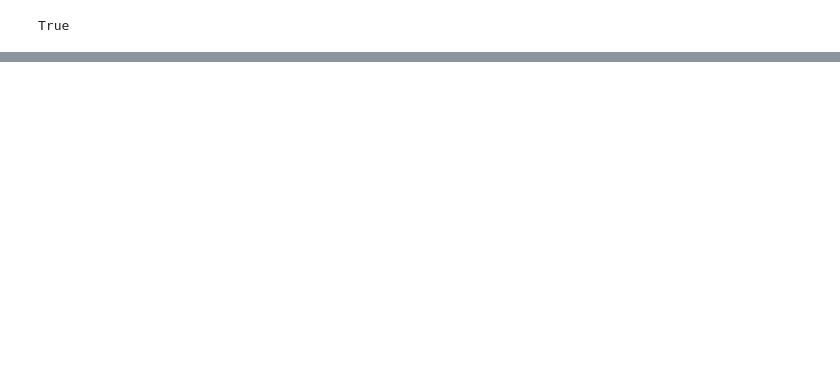
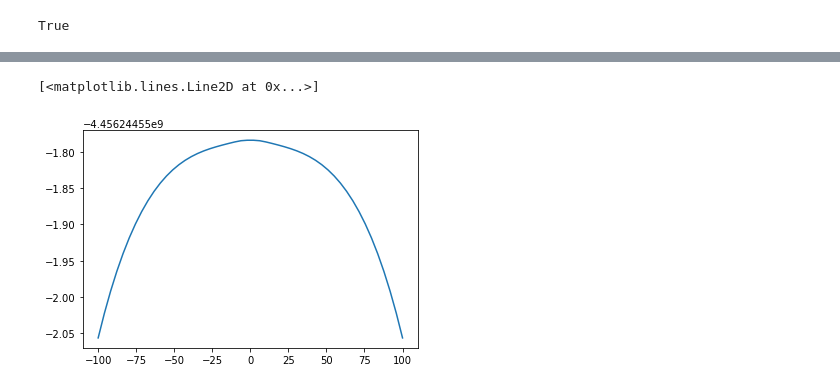
Before and after one commit to MarcusHatton/MastersProjectSpinoff, a Jupyter notebook: SolvingTheBVP.ipynb, the cells around one changed output, grey strips where cells are left out. Saved outputs shown, nothing was run; the diff lists cells and outputs as text; code cells hidden in the pictures; blank space fills up the shorter version.

```diff
--- a/SolvingTheBVP.ipynb
+++ b/SolvingTheBVP.ipynb
@@ -47,0 +122,5 @@ plt.plot(eta_zoom, soln.sol(eta_zoom)[0, :])
+# %%
+plt.plot(soln.x, soln.y[1, :])
+# %% [output]
+[<matplotlib.lines.Line2D at 0x...>]
+[figure, added]
```
Also changed, not shown: parts of 25 cells of this notebook.
